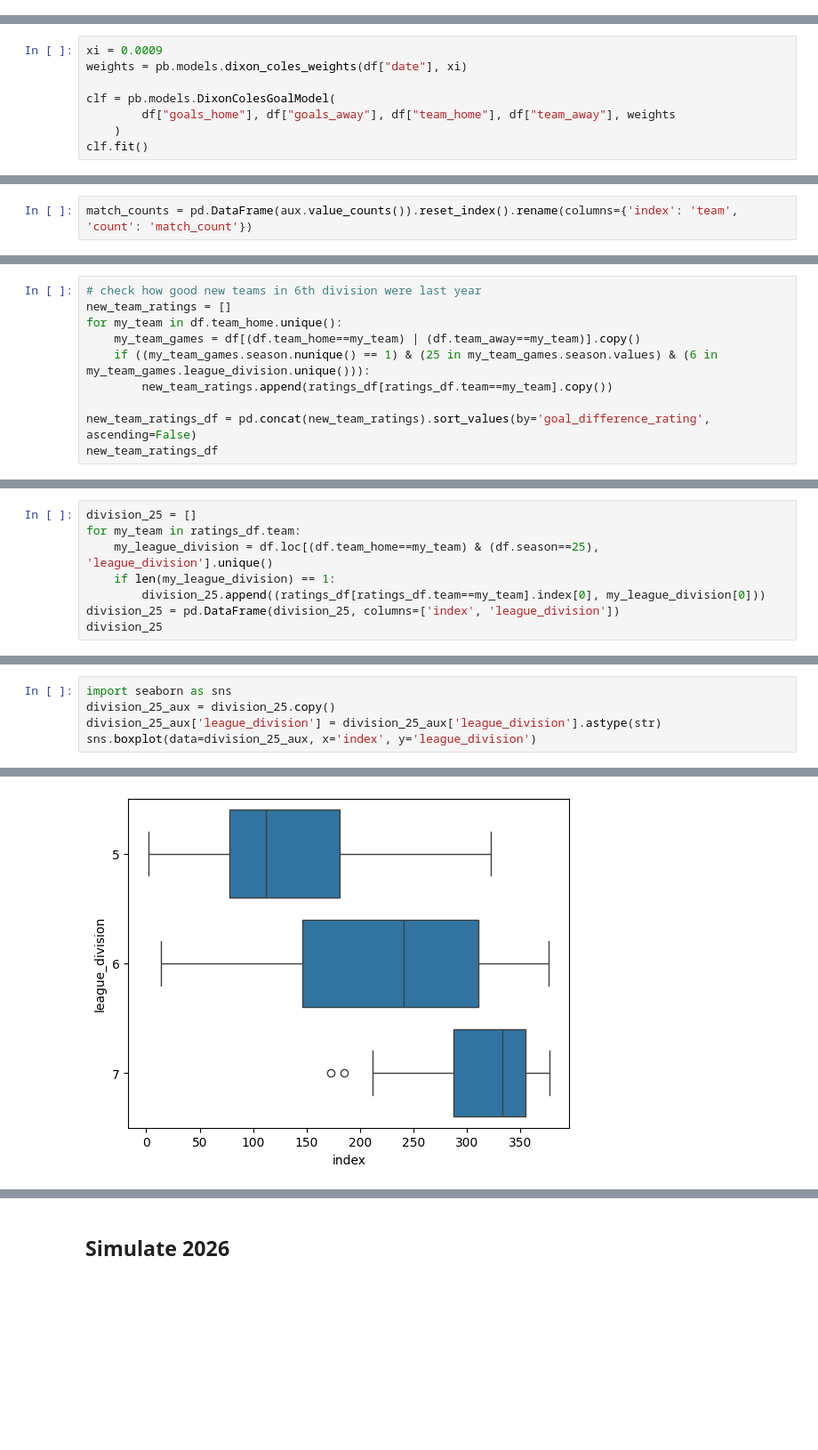
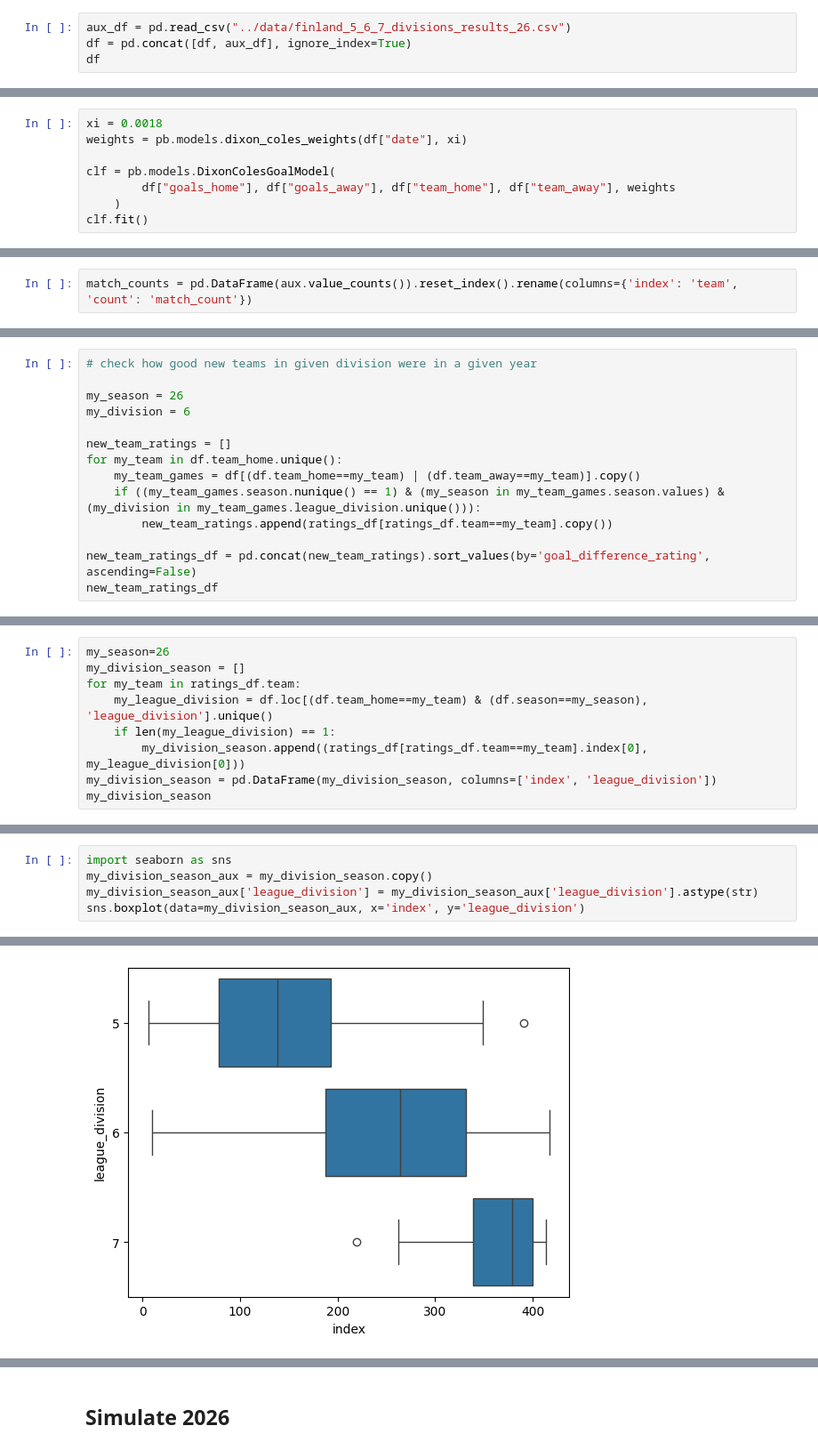
Before and after one commit to jaksticks/match_prediction, a Jupyter notebook: notebooks/palloliitto_analysis.ipynb, the cells around one changed output, grey strips where cells are left out. Shown at 89% size. Drawn from its saved outputs; the diff is of its cells as text; blank space fills up the shorter version.

```diff
--- a/notebooks/palloliitto_analysis.ipynb
+++ b/notebooks/palloliitto_analysis.ipynb
@@ -495,3 +497,7 @@ df
 | 8860 | AS RaPe | KOPSE/CRPS FC | 2 | 0 | 7 | 20 | 5 |
 | 8861 | Cosmos | AS RaPe | 2 | 1 | 7 | 20 | 5 |
 8862 rows × 7 columns
+# %%
+aux_df = pd.read_csv("../data/finland_5_6_7_divisions_results_26.csv")
+df = pd.concat([df, aux_df], ignore_index=True)
+df
@@ -536,7 +556,7 @@ aux.value_counts().sort_values(ascending=False).plot(kind='bar', title='Number o
 # %% [markdown]
 ## Fit model
 # %%
-xi = 0.0009
+xi = 0.0018
 weights = pb.models.dixon_coles_weights(df["date"], xi)
 
 clf = pb.models.DixonColesGoalModel(
@@ -793,9 +818,13 @@ with pd.option_context('display.max_rows', None):
 # %%
-# check how good new teams in 6th division were last year
+# check how good new teams in given division were in a given year
+
+my_season = 26
+my_division = 6
+
 new_team_ratings = []
 for my_team in df.team_home.unique():
     my_team_games = df[(df.team_home==my_team) | (df.team_away==my_team)].copy()
-    if ((my_team_games.season.nunique() == 1) & (25 in my_team_games.season.values) & (6 in my_team_games.league_division.unique())):
+    if ((my_team_games.season.nunique() == 1) & (my_season in my_team_games.season.values) & (my_division in my_team_games.league_division.unique())):
         new_team_ratings.append(ratings_df[ratings_df.team==my_team].copy())
 
 new_team_ratings_df = pd.concat(new_team_ratings).sort_values(by='goal_difference_rating', ascending=False)
@@ -821,10 +850,11 @@ new_team_ratings_df
 # %%
-division_25 = []
+my_season=26
+my_division_season = []
 for my_team in ratings_df.team:
-    my_league_division = df.loc[(df.team_home==my_team) & (df.season==25), 'league_division'].unique()
+    my_league_division = df.loc[(df.team_home==my_team) & (df.season==my_season), 'league_division'].unique()
     if len(my_league_division) == 1:
-        division_25.append((ratings_df[ratings_df.team==my_team].index[0], my_league_division[0]))
-division_25 = pd.DataFrame(division_25, columns=['index', 'league_division'])
-division_25
+        my_division_season.append((ratings_df[ratings_df.team==my_team].index[0], my_league_division[0]))
+my_division_season = pd.DataFrame(my_division_season, columns=['index', 'league_division'])
+my_division_season
 # %% [output]
 |  | index | league_division |
@@ -860,6 +878,6 @@ division_25.plot(kind='scatter', x='index', y='league_division', title='League D
 # %%
 import seaborn as sns
-division_25_aux = division_25.copy()
-division_25_aux['league_division'] = division_25_aux['league_division'].astype(str)
-sns.boxplot(data=division_25_aux, x='index', y='league_division')
+my_division_season_aux = my_division_season.copy()
+my_division_season_aux['league_division'] = my_division_season_aux['league_division'].astype(str)
+sns.boxplot(data=my_division_season_aux, x='index', y='league_division')
 # %% [output]
@@ -870,4 +888,4 @@ sns.boxplot(data=division_25_aux, x='index', y='league_division')
                              parsable as floats or dates. If these strings should be plotted as
                              numbers, cast to the appropriate data type before plotting.
 <Axes: xlabel='index', ylabel='league_division'>
-[figure, old version]
+[figure, new version]
```
Also changed, not shown: parts of 52 cells of this notebook, 22 other files.
